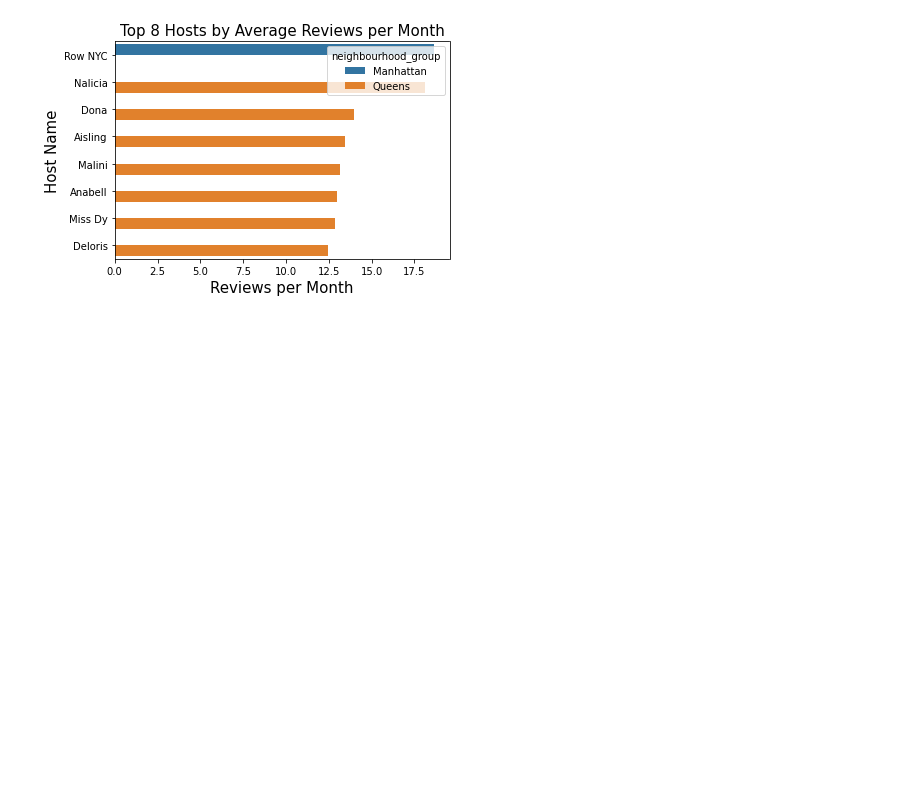
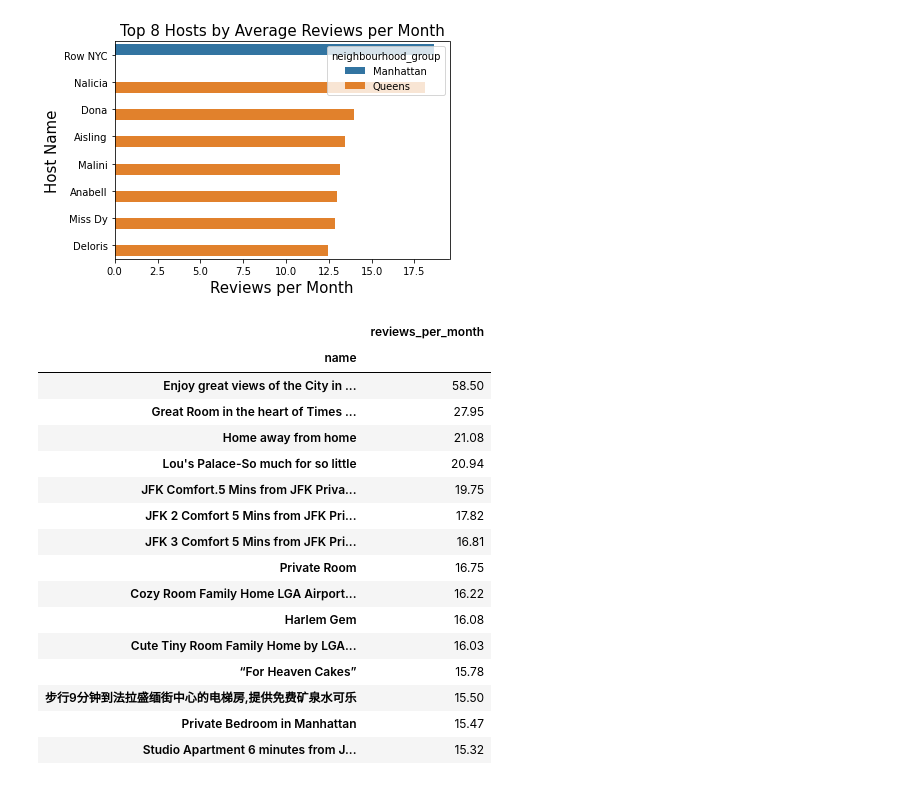
Before and after one commit to manish55shukla/AirBnb-Bookings-Analysis, a Jupyter notebook: Project_AirBnb_Bookings_Analysis.ipynb, the cells around one changed output. Saved outputs shown, nothing was run; the diff lists cells and outputs as text; code cells hidden in the pictures; blank space fills up the shorter version.

```diff
--- a/Project_AirBnb_Bookings_Analysis.ipynb
+++ b/Project_AirBnb_Bookings_Analysis.ipynb
@@ -322,0 +323,29 @@ plt.show()
+# %%
+# Visualise the data in stacked bar -- Print the groups of name and the sum of their reviews in decending order.
+
+
+# Create a line plot of the top 15 names with the highest sum of reviews per month
+
+# Assigning the value to name_group_and_review variable
+
+name_group_and_reviews = df.groupby(['name']).agg({'reviews_per_month':'sum'}).sort_values(by = 'reviews_per_month',ascending = False).head(15)
+
+name_group_and_reviews
+# %% [output]
+|  | reviews_per_month |
+| name |  |
+| Enjoy great views of the City in ... | 58.50 |
+| Great Room in the heart of Times ... | 27.95 |
+| Home away from home | 21.08 |
+| Lou's Palace-So much for so little | 20.94 |
+| JFK Comfort.5 Mins from JFK Priva... | 19.75 |
+| JFK 2 Comfort 5 Mins from JFK Pri... | 17.82 |
+| JFK 3 Comfort 5 Mins from JFK Pri... | 16.81 |
+| Private Room | 16.75 |
+| Cozy Room Family Home LGA Airport... | 16.22 |
+| Harlem Gem | 16.08 |
+| Cute Tiny Room Family Home by LGA... | 16.03 |
+| “For Heaven Cakes” | 15.78 |
+| 步行9分钟到法拉盛缅街中心的电梯房,提供免费矿泉水可乐 | 15.50 |
+| Private Bedroom in Manhattan | 15.47 |
+| Studio Apartment 6 minutes from J... | 15.32 |
```
Also changed, not shown: parts of 4 cells of this notebook.
